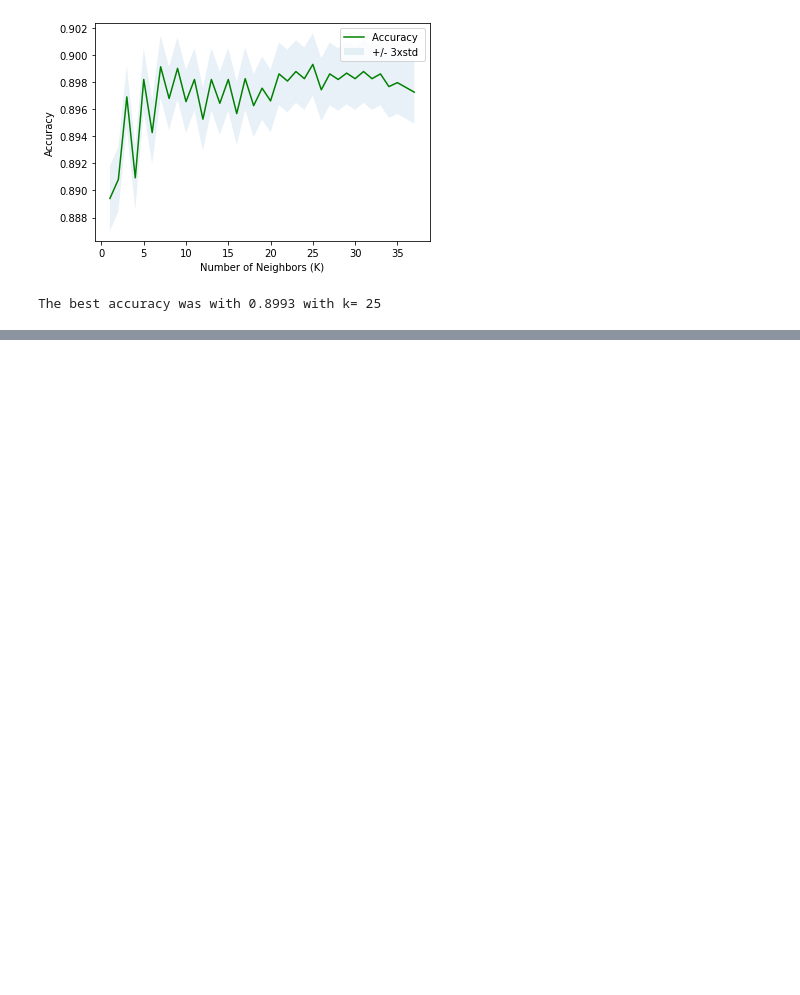
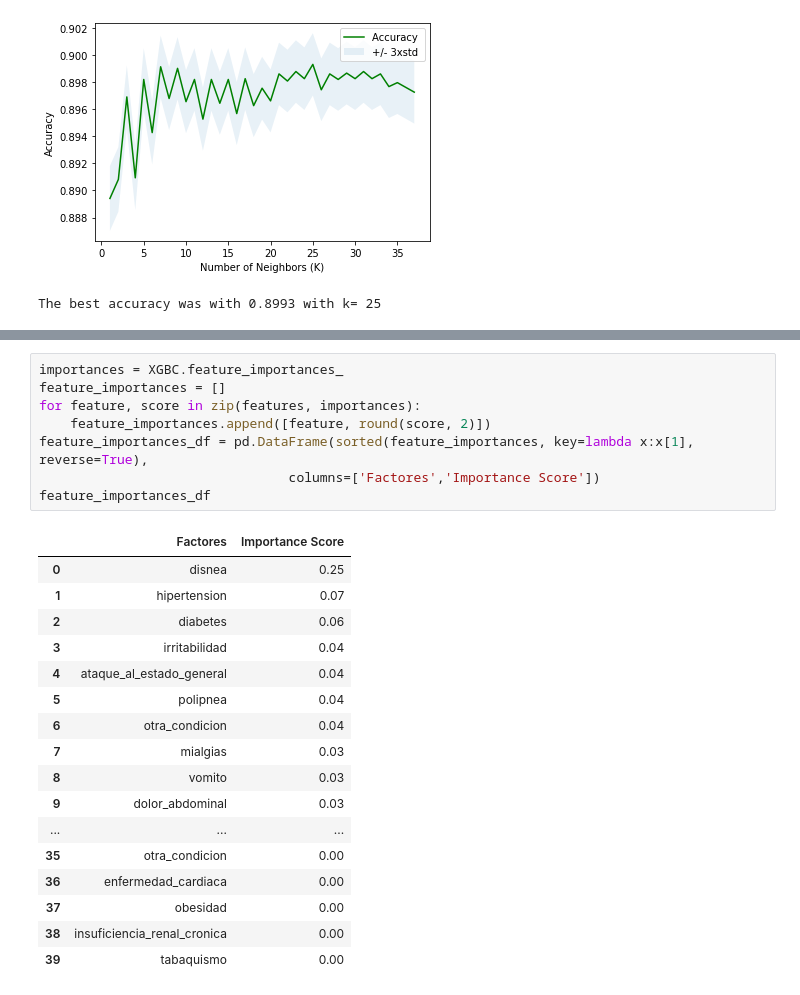
Before and after one commit to maria-luisa-gomez/covid-death-rate-prediction, a Jupyter notebook: notebooks/Modelling_semibalanced_biclass.ipynb, the cells around one changed output, grey strips where cells are left out. Drawn from its saved outputs; the diff is of its cells as text; blank space fills up the shorter version.

```diff
--- a/notebooks/Modelling_semibalanced_biclass.ipynb
+++ b/notebooks/Modelling_semibalanced_biclass.ipynb
@@ -776,0 +935,26 @@ plt.show()
+# %%
+importances = XGBC.feature_importances_
+feature_importances = []
+for feature, score in zip(features, importances):
+    feature_importances.append([feature, round(score, 2)])
+feature_importances_df = pd.DataFrame(sorted(feature_importances, key=lambda x:x[1], reverse=True),
+                                columns=['Factores','Importance Score'])
+feature_importances_df
+# %% [output]
+|  | Factores | Importance Score |
+| 0 | disnea | 0.25 |
+| 1 | hipertension | 0.07 |
+| 2 | diabetes | 0.06 |
+| 3 | irritabilidad | 0.04 |
+| 4 | ataque_al_estado_general | 0.04 |
+| 5 | polipnea | 0.04 |
+| 6 | otra_condicion | 0.04 |
+| 7 | mialgias | 0.03 |
+| 8 | vomito | 0.03 |
+| 9 | dolor_abdominal | 0.03 |
+| ... | ... | ... |
+| 35 | otra_condicion | 0.00 |
+| 36 | enfermedad_cardiaca | 0.00 |
+| 37 | obesidad | 0.00 |
+| 38 | insuficiencia_renal_cronica | 0.00 |
+| 39 | tabaquismo | 0.00 |
```
Also changed, not shown: parts of 58 cells of this notebook, 1 other file.
